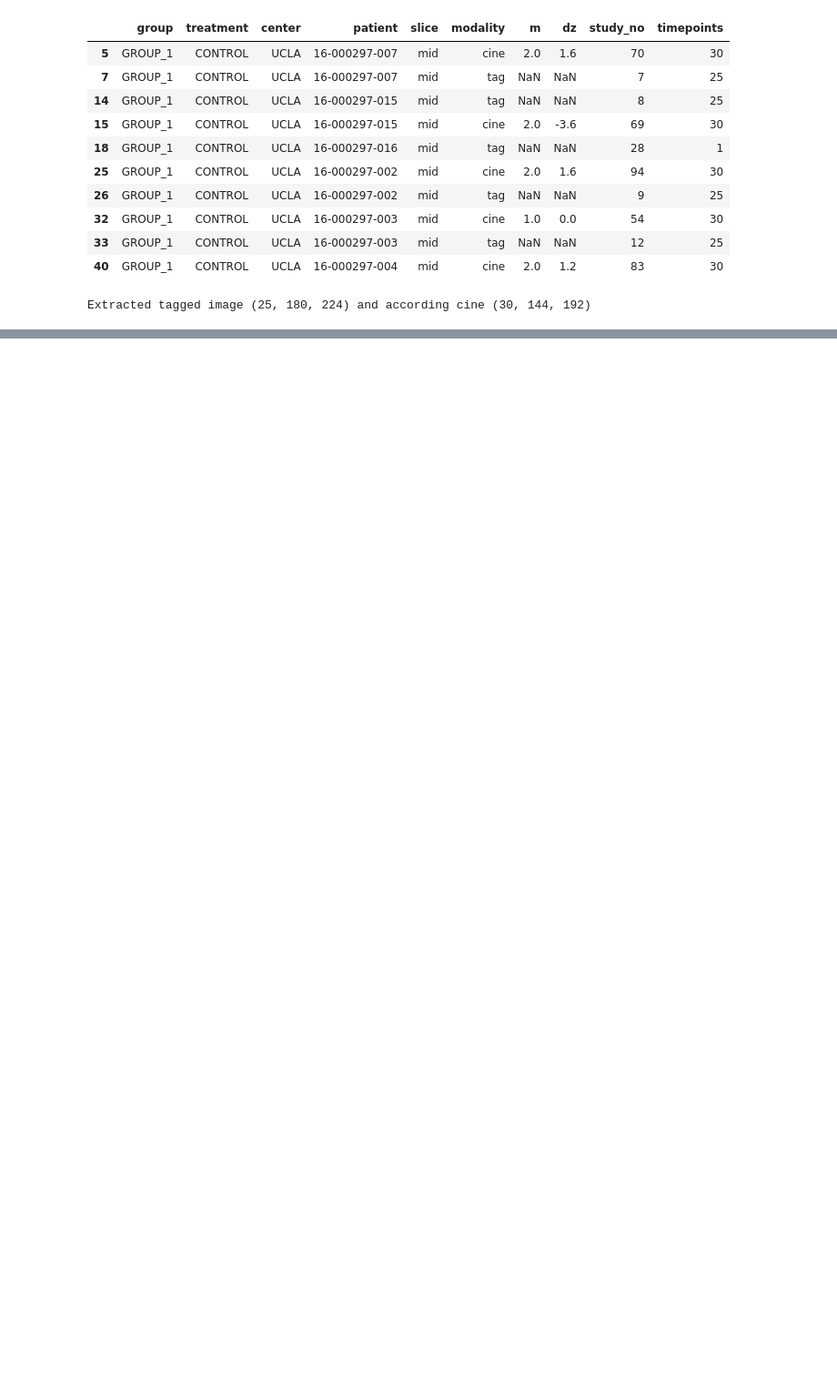
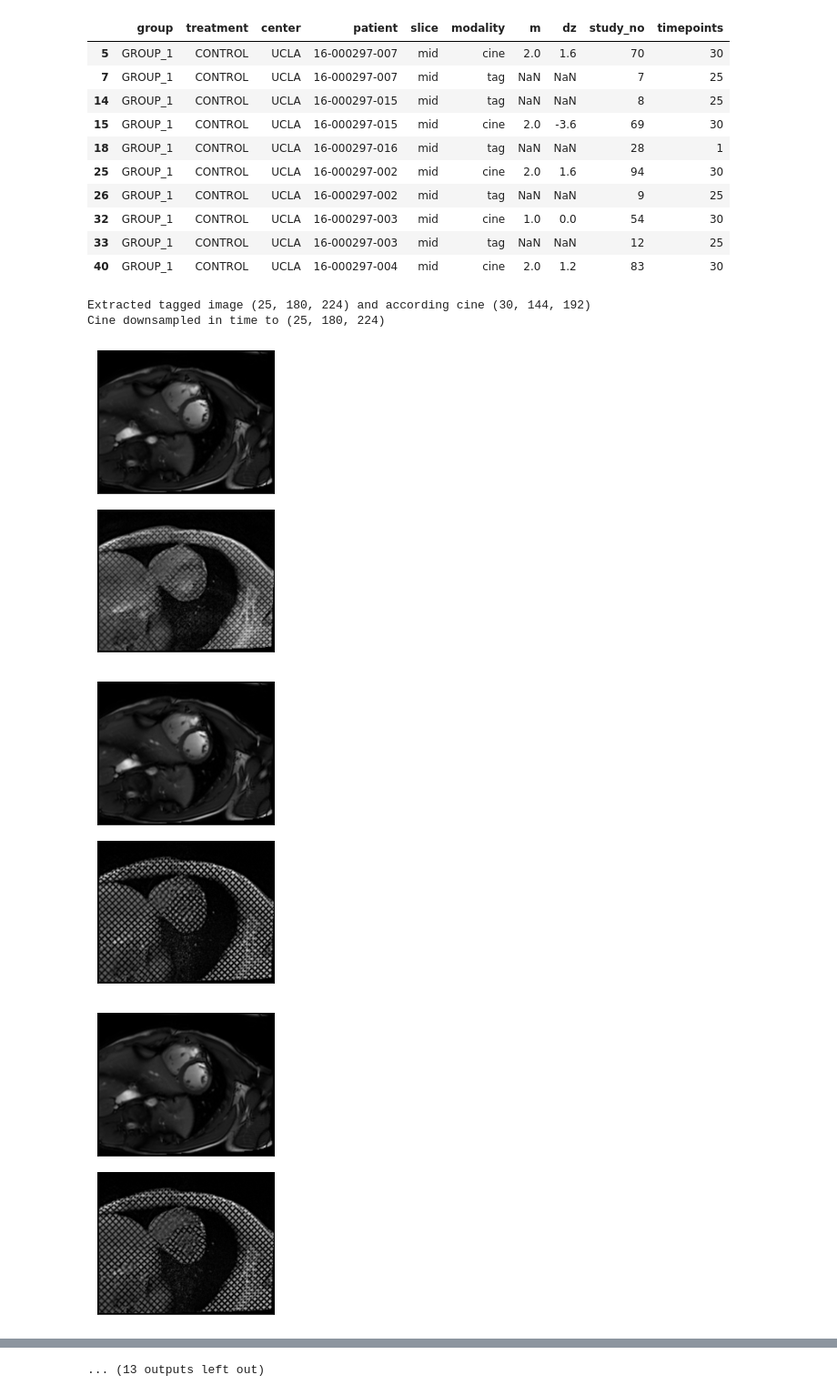
Before and after one commit to arnauddhaene/tagseg, a Jupyter notebook: notebooks/cine-vs-tagged-figure.ipynb, the cells around one changed output, grey strips where cells are left out. Shown at 91% size. Cells and saved outputs as stored; diff of their text form; code cells hidden in the pictures; blank space fills up the shorter version.

```diff
--- a/notebooks/cine-vs-tagged-figure.ipynb
+++ b/notebooks/cine-vs-tagged-figure.ipynb
@@ -46,5 +50,34 @@ tagg = get_images(tagg_path)
 cine = get_images(cine_path)
 
 print(f'Extracted tagged image {tagg.shape} and according cine {cine.shape}')
+
+zoom_shape = tuple(np.array(tagg.shape) / np.array(cine.shape))
+
+cine = ndimage.zoom(cine, zoom_shape)
+
+print(f'Cine downsampled in time to {cine.shape}')
 # %% [output]
 Extracted tagged image (25, 180, 224) and according cine (30, 144, 192)
+Cine downsampled in time to (25, 180, 224)
+# %%
+save_path = Path('../../figures/gifs/cine-vs-tagged')
+save_path.mkdir(parents=True, exist_ok=True)
+
+for t in range(tagg.shape[0]):
+    fig, ax = plt.subplots(2, 1, figsize=(3, 5))
+
+    ax[0].imshow(cine[t], cmap='gray')
+    ax[1].imshow(tagg[t], cmap='gray')
+
+    for axe in ax:
+        axe.set_xticks([])
+        axe.set_yticks([])
+
+    plt.tight_layout()
+    plt.savefig(save_path / f'time_{t:02}.png', dpi=300)
+
+frames = list(map(imageio.imread, sorted(save_path.iterdir())))
+# %% [output]
+[figure, added]
+[figure, added]
+[figure, added]
@@ -50,0 +93 @@ Extracted tagged image (25, 180, 224) and according cine (30, 144, 192)
+... (13 outputs left out)
```
Also changed, not shown: parts of 4 cells of this notebook, 11 other files.
